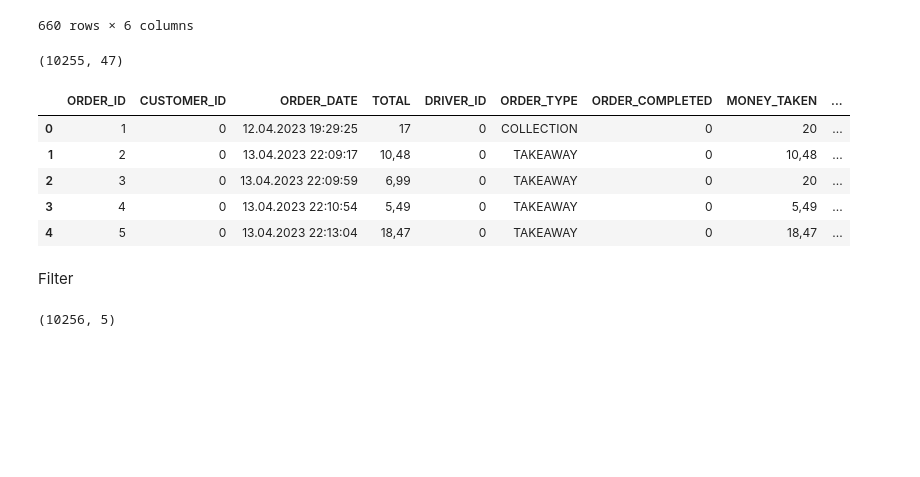
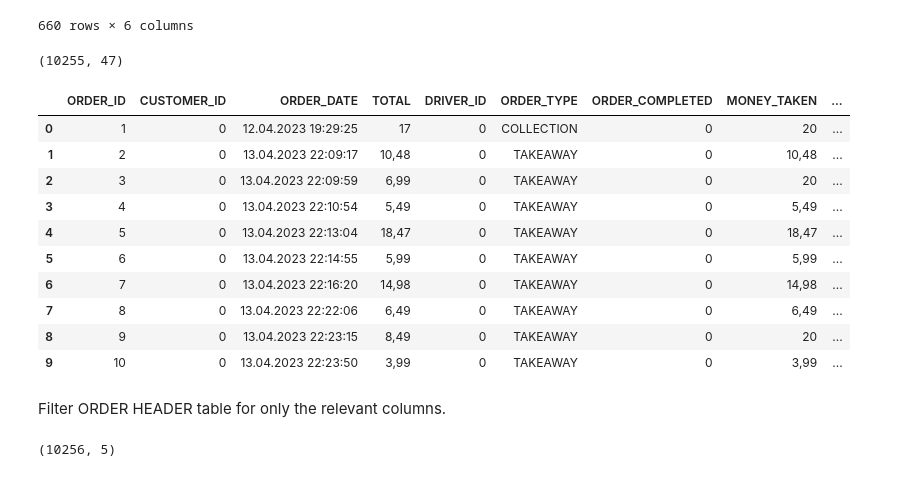
Before and after one commit to Muhammadali1029/matchday_demand_forecasting, a Jupyter notebook: notebooks/01_eda.ipynb, the cells around one changed output. Saved outputs shown, nothing was run; the diff lists cells and outputs as text; code cells hidden in the pictures; blank space fills up the shorter version.

```diff
--- a/notebooks/01_eda.ipynb
+++ b/notebooks/01_eda.ipynb
@@ -182,15 +182,20 @@ pd.concat([df_1_consolidated[mismatched_row], df_2_Total[mismatched_row]], axis=
 660 rows × 6 columns
 # %%
 print(df_2.shape)
-df_2.head()
+df_2.head(10)
 # df_2.tail()
 # %% [output]
 (10255, 47)
 |  | ORDER_ID | CUSTOMER_ID | ORDER_DATE | TOTAL | DRIVER_ID | ORDER_TYPE | ORDER_COMPLETED | MONEY_TAKEN | ... |
 | 0 | 1 | 0 | 12.04.2023 19:29:25 | 17 | 0 | COLLECTION | 0 | 20 | ... |
 | 1 | 2 | 0 | 13.04.2023 22:09:17 | 10,48 | 0 | TAKEAWAY | 0 | 10,48 | ... |
 | 2 | 3 | 0 | 13.04.2023 22:09:59 | 6,99 | 0 | TAKEAWAY | 0 | 20 | ... |
 | 3 | 4 | 0 | 13.04.2023 22:10:54 | 5,49 | 0 | TAKEAWAY | 0 | 5,49 | ... |
 | 4 | 5 | 0 | 13.04.2023 22:13:04 | 18,47 | 0 | TAKEAWAY | 0 | 18,47 | ... |
+| 5 | 6 | 0 | 13.04.2023 22:14:55 | 5,99 | 0 | TAKEAWAY | 0 | 5,99 | ... |
+| 6 | 7 | 0 | 13.04.2023 22:16:20 | 14,98 | 0 | TAKEAWAY | 0 | 14,98 | ... |
+| 7 | 8 | 0 | 13.04.2023 22:22:06 | 6,49 | 0 | TAKEAWAY | 0 | 6,49 | ... |
+| 8 | 9 | 0 | 13.04.2023 22:23:15 | 8,49 | 0 | TAKEAWAY | 0 | 20 | ... |
+| 9 | 10 | 0 | 13.04.2023 22:23:50 | 3,99 | 0 | TAKEAWAY | 0 | 3,99 | ... |
 # %% [markdown]
-Filter
+Filter ORDER HEADER table for only the relevant columns.
```
Also changed, not shown: parts of 1 cell of this notebook.
